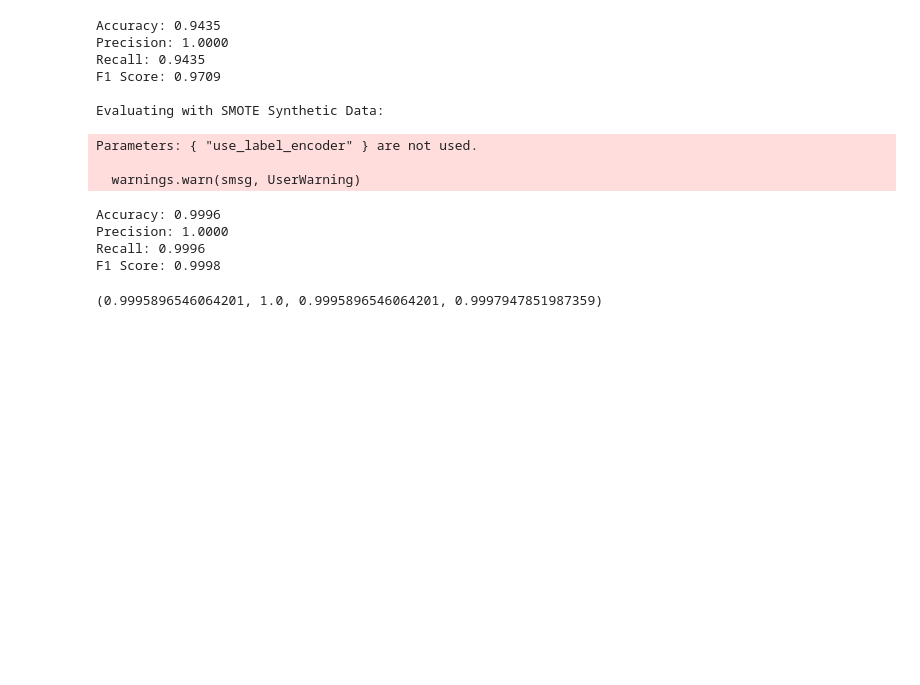
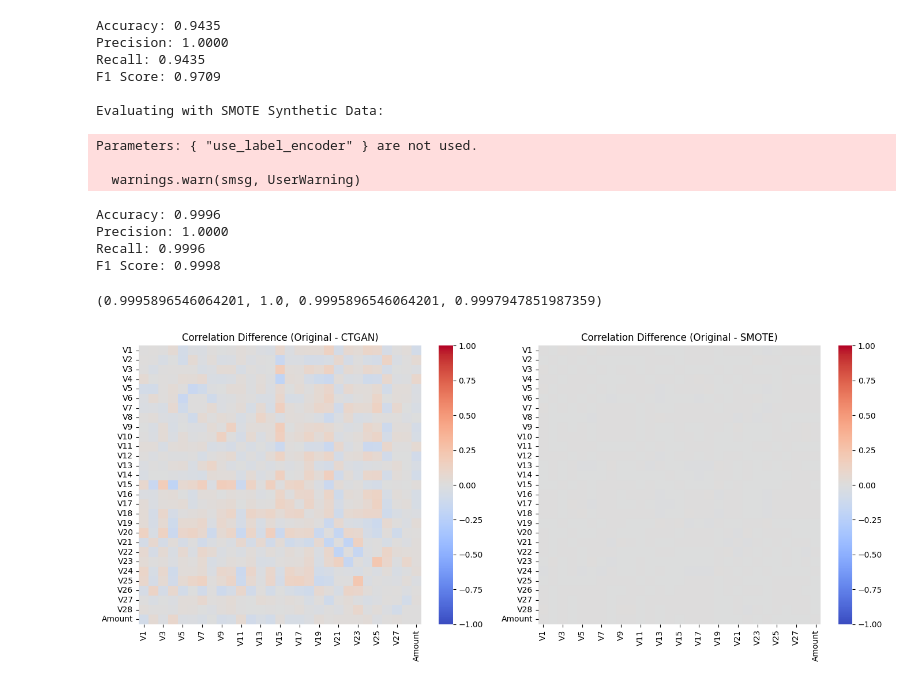
Before and after one commit to cynthia06212001/CTGAN-and-SMOTE-for-Synthetic-Data-Generation-in-Financial-Fraud-Detection, a Jupyter notebook: creditcard.ipynb, the cells around one changed output. Drawn from its saved outputs; the diff is of its cells as text; code cells hidden in the pictures; blank space fills up the shorter version.

```diff
--- a/creditcard.ipynb
+++ b/creditcard.ipynb
@@ -374,3 +374,47 @@ Precision: 1.0000
 Recall: 0.9996
 F1 Score: 0.9998
 (0.9995896546064201, 1.0, 0.9995896546064201, 0.9997947851987359)
+# %%
+import pandas as pd
+
+# 讀取訓練集CSV檔案
+training_set = pd.read_csv(r"C:\Users\Admin\Documents\不平衡\creditcard_training_set.csv")
+test_set  = pd.read_csv(r"C:\Users\Admin\Documents\不平衡\creditcard_test_set.csv")
+synthetic_creditcard_data_ctgan = pd.read_csv(r"C:\Users\Admin\Documents\不平衡\synthetic_creditcard_data_ctgan.csv")
+synthetic_creditcard_data_smote = pd.read_csv(r"C:\Users\Admin\Documents\不平衡\synthetic_creditcard_data_smote.csv")
+# %%
+import pandas as pd
+import seaborn as sns
+import matplotlib.pyplot as plt
+
+# 合併原始的訓練集與測試集
+original_data = pd.concat([training_set, test_set])
+
+# 選擇需要進行相關係數分析的數值型特徵
+columns_of_interest = [col for col in original_data.columns if col not in ['id', 'Class']]  # 假設 'id' 和 'Class' 不是數值型特徵
+
+# 計算相關係數矩陣
+original_corr = original_data[columns_of_interest].corr()
+ctgan_corr = synthetic_creditcard_data_ctgan[columns_of_interest].corr()
+smote_corr = synthetic_creditcard_data_smote[columns_of_interest].corr()
+
+# 計算差異矩陣：原始減CTGAN，原始減SMOTE
+diff_corr_ctgan = original_corr - ctgan_corr
+diff_corr_smote = original_corr - smote_corr
+
+# 繪製差異熱力圖設置
+fig, axes = plt.subplots(1, 2, figsize=(14, 6))
+
+# 原始數據與CTGAN生成數據的相關係數差異熱力圖
+sns.heatmap(diff_corr_ctgan, ax=axes[0], cmap='coolwarm', vmin=-1, vmax=1, annot=False)
+axes[0].set_title('Correlation Difference (Original - CTGAN)')
+
+# 原始數據與SMOTE生成數據的相關係數差異熱力圖
+sns.heatmap(diff_corr_smote, ax=axes[1], cmap='coolwarm', vmin=-1, vmax=1, annot=False)
+axes[1].set_title('Correlation Difference (Original - SMOTE)')
+
+# 顯示圖表
+plt.tight_layout()
+plt.show()
+# %% [output]
+[figure, added]
```
Also changed, not shown: parts of 4 cells of this notebook.
